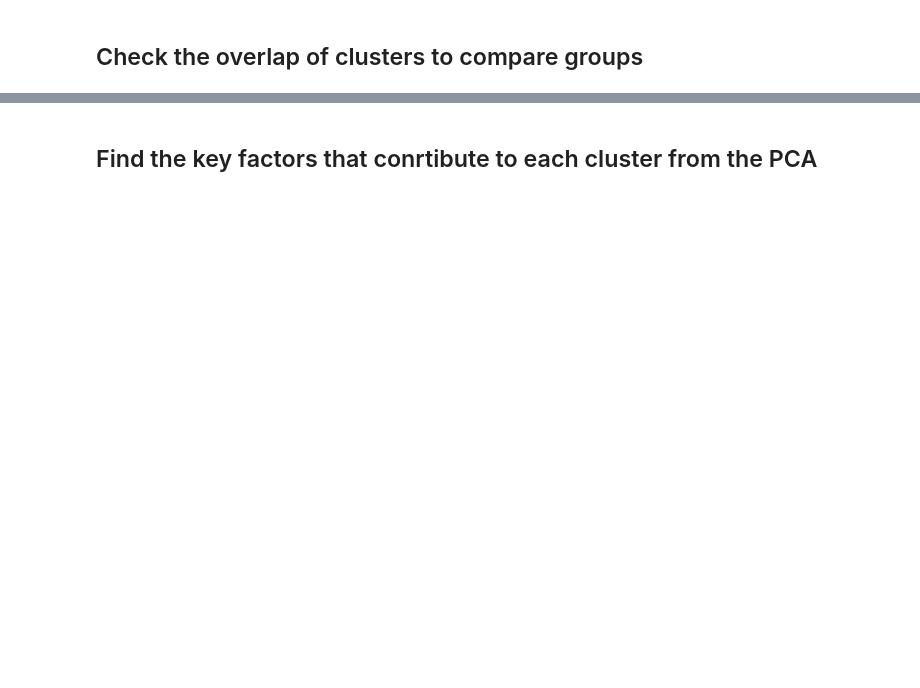
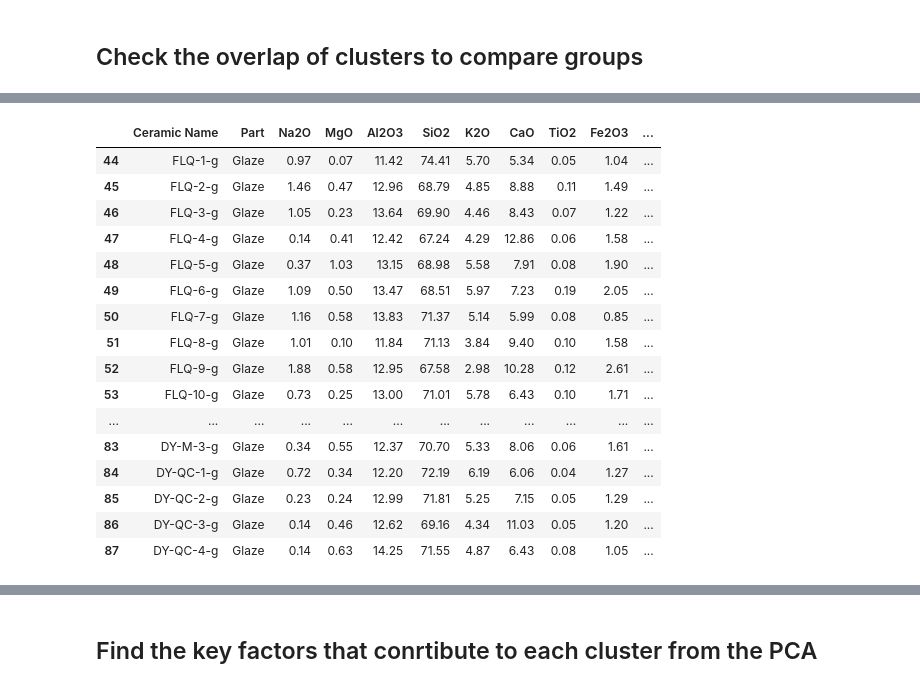
Before and after one commit to Benedictgr97/Chemical-comp-of-ceramic-clustering, a Jupyter notebook: Ceramic_clustering.ipynb, the cells around one changed output, grey strips where cells are left out. Cells and saved outputs as stored; diff of their text form; code cells hidden in the pictures; blank space fills up the shorter version.

```diff
--- a/Ceramic_clustering.ipynb
+++ b/Ceramic_clustering.ipynb
@@ -299,0 +344,20 @@ See the caveats in the documentation: https://pandas.pydata.org/pandas-docs/stab
+# %%
+ceramic_glaze_clust_df
+# %% [output]
+|  | Ceramic Name | Part | Na2O | MgO | Al2O3 | SiO2 | K2O | CaO | TiO2 | Fe2O3 | ... |
+| 44 | FLQ-1-g | Glaze | 0.97 | 0.07 | 11.42 | 74.41 | 5.70 | 5.34 | 0.05 | 1.04 | ... |
+| 45 | FLQ-2-g | Glaze | 1.46 | 0.47 | 12.96 | 68.79 | 4.85 | 8.88 | 0.11 | 1.49 | ... |
+| 46 | FLQ-3-g | Glaze | 1.05 | 0.23 | 13.64 | 69.90 | 4.46 | 8.43 | 0.07 | 1.22 | ... |
+| 47 | FLQ-4-g | Glaze | 0.14 | 0.41 | 12.42 | 67.24 | 4.29 | 12.86 | 0.06 | 1.58 | ... |
+| 48 | FLQ-5-g | Glaze | 0.37 | 1.03 | 13.15 | 68.98 | 5.58 | 7.91 | 0.08 | 1.90 | ... |
+| 49 | FLQ-6-g | Glaze | 1.09 | 0.50 | 13.47 | 68.51 | 5.97 | 7.23 | 0.19 | 2.05 | ... |
+| 50 | FLQ-7-g | Glaze | 1.16 | 0.58 | 13.83 | 71.37 | 5.14 | 5.99 | 0.08 | 0.85 | ... |
+| 51 | FLQ-8-g | Glaze | 1.01 | 0.10 | 11.84 | 71.13 | 3.84 | 9.40 | 0.10 | 1.58 | ... |
+| 52 | FLQ-9-g | Glaze | 1.88 | 0.58 | 12.95 | 67.58 | 2.98 | 10.28 | 0.12 | 2.61 | ... |
+| 53 | FLQ-10-g | Glaze | 0.73 | 0.25 | 13.00 | 71.01 | 5.78 | 6.43 | 0.10 | 1.71 | ... |
+| ... | ... | ... | ... | ... | ... | ... | ... | ... | ... | ... | ... |
+| 83 | DY-M-3-g | Glaze | 0.34 | 0.55 | 12.37 | 70.70 | 5.33 | 8.06 | 0.06 | 1.61 | ... |
+| 84 | DY-QC-1-g | Glaze | 0.72 | 0.34 | 12.20 | 72.19 | 6.19 | 6.06 | 0.04 | 1.27 | ... |
+| 85 | DY-QC-2-g | Glaze | 0.23 | 0.24 | 12.99 | 71.81 | 5.25 | 7.15 | 0.05 | 1.29 | ... |
+| 86 | DY-QC-3-g | Glaze | 0.14 | 0.46 | 12.62 | 69.16 | 4.34 | 11.03 | 0.05 | 1.20 | ... |
+| 87 | DY-QC-4-g | Glaze | 0.14 | 0.63 | 14.25 | 71.55 | 4.87 | 6.43 | 0.08 | 1.05 | ... |
```
Also changed, not shown: parts of 12 cells of this notebook.
